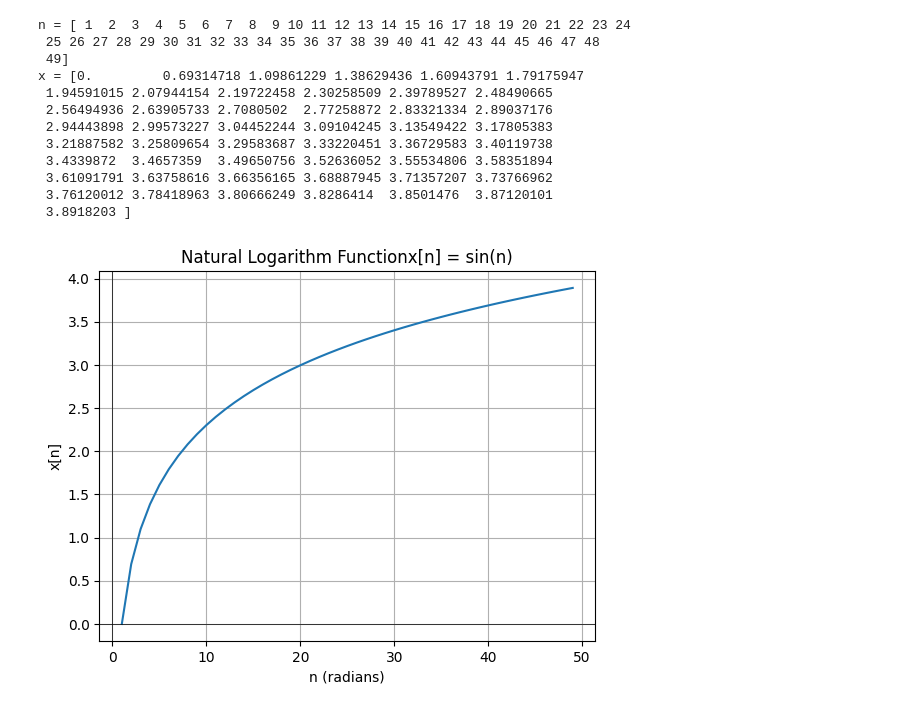
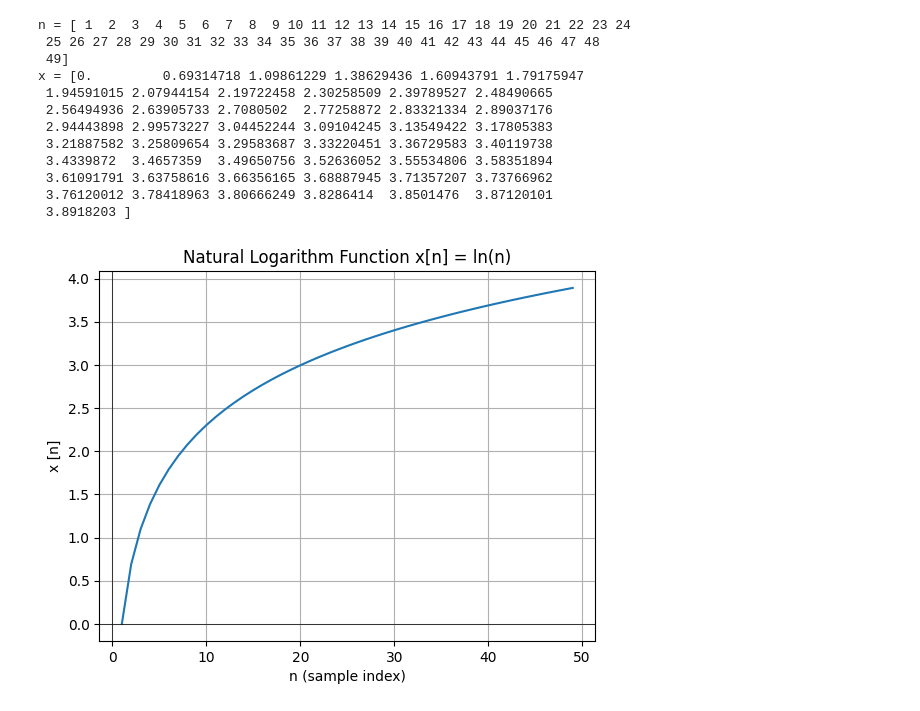
Before and after one commit to oscarbryan-magtibay/dspCPE4A2526, a Jupyter notebook: dspPython/activity.ipynb, the cells around one changed output. Cells and saved outputs as stored; diff of their text form; code cells hidden in the pictures.

Commit message:
Updated Code for August 13 2025
sinusoidal Wave and Natural Logarithm Function Activity for August 13, 32025

```diff
--- a/dspPython/activity.ipynb
+++ b/dspPython/activity.ipynb
@@ -82,12 +82,12 @@ x = [0.         0.69314718 1.09861229 1.38629436 1.60943791 1.79175947
  3.8918203 ]
 # %%
 plt.plot(n, x,)
-plt.title('Natural Logarithm Functionx[n] = sin(n)')
-plt.xlabel('n (radians)')
-plt.ylabel('x[n]')
+plt.title('Natural Logarithm Function x[n] = ln(n)')
+plt.xlabel('n (sample index)')
+plt.ylabel('x [n]')
 plt.grid(True)
 plt.axhline(0, color='black', lw=0.5)
 plt.axvline(0, color='black', lw=0.5)
 plt.show()
 # %% [output]
-[figure, old version]
+[figure, new version]
```
